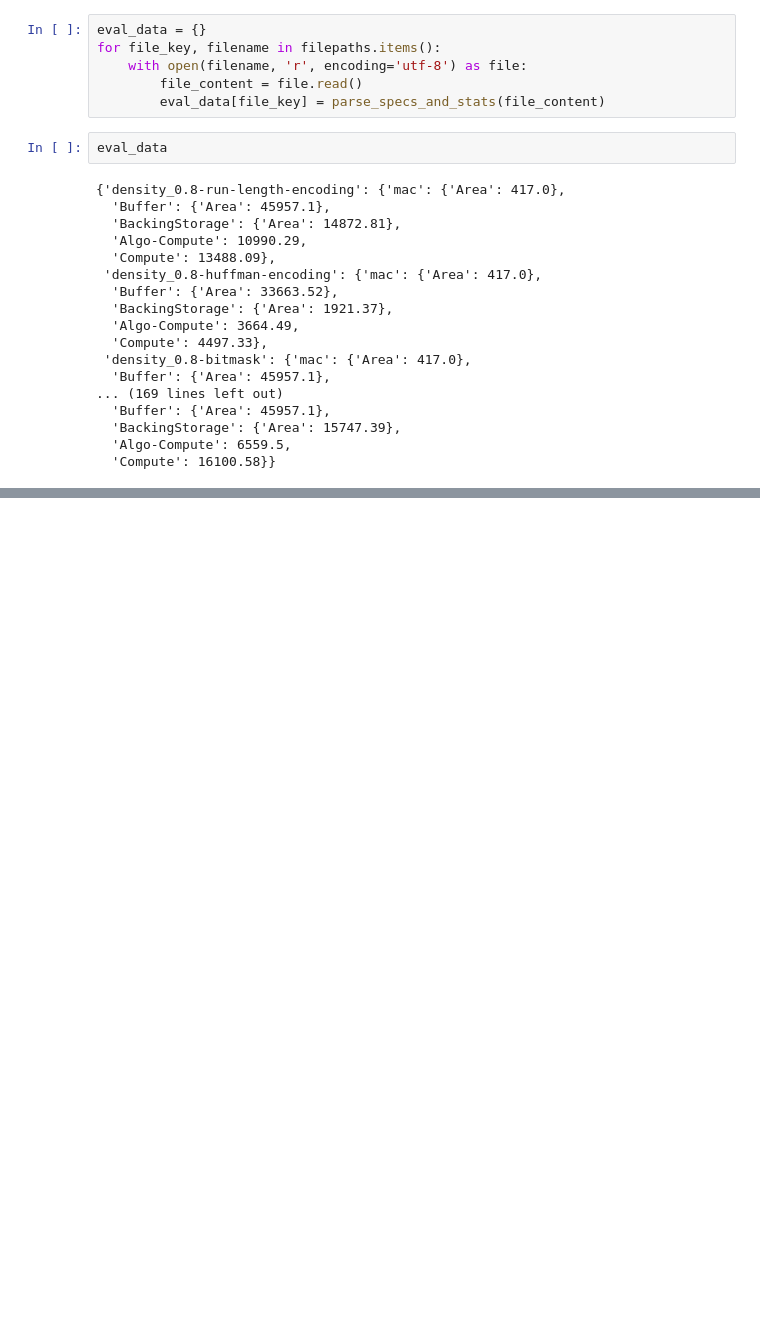
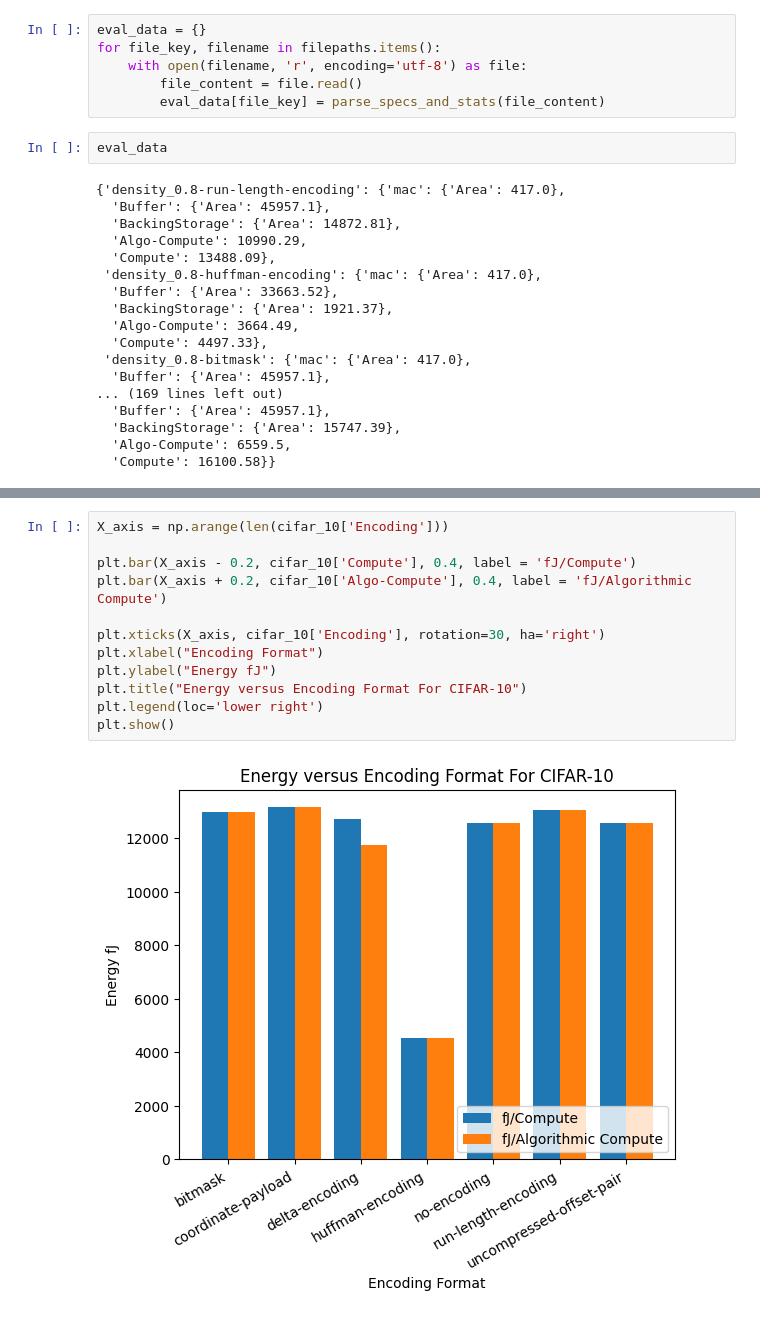
Before and after one commit to alkeirn/SparseNewEncoding, a Jupyter notebook: workspace/final-project/data_analysis/eval_data/eval_analysis.ipynb, the cells around one changed output, grey strips where cells are left out. Saved outputs shown, nothing was run; the diff lists cells and outputs as text; blank space fills up the shorter version.

```diff
--- a/workspace/final-project/data_analysis/eval_data/eval_analysis.ipynb
+++ b/workspace/final-project/data_analysis/eval_data/eval_analysis.ipynb
@@ -74,0 +161,14 @@ eval_data
+# %%
+X_axis = np.arange(len(cifar_10['Encoding']))
+
+plt.bar(X_axis - 0.2, cifar_10['Compute'], 0.4, label = 'fJ/Compute')
+plt.bar(X_axis + 0.2, cifar_10['Algo-Compute'], 0.4, label = 'fJ/Algorithmic Compute')
+
+plt.xticks(X_axis, cifar_10['Encoding'], rotation=30, ha='right')
+plt.xlabel("Encoding Format")
+plt.ylabel("Energy fJ")
+plt.title("Energy versus Encoding Format For CIFAR-10")
+plt.legend(loc='lower right')
+plt.show()
+# %% [output]
+[figure, added]
```
Also changed, not shown: parts of 5 cells of this notebook.
